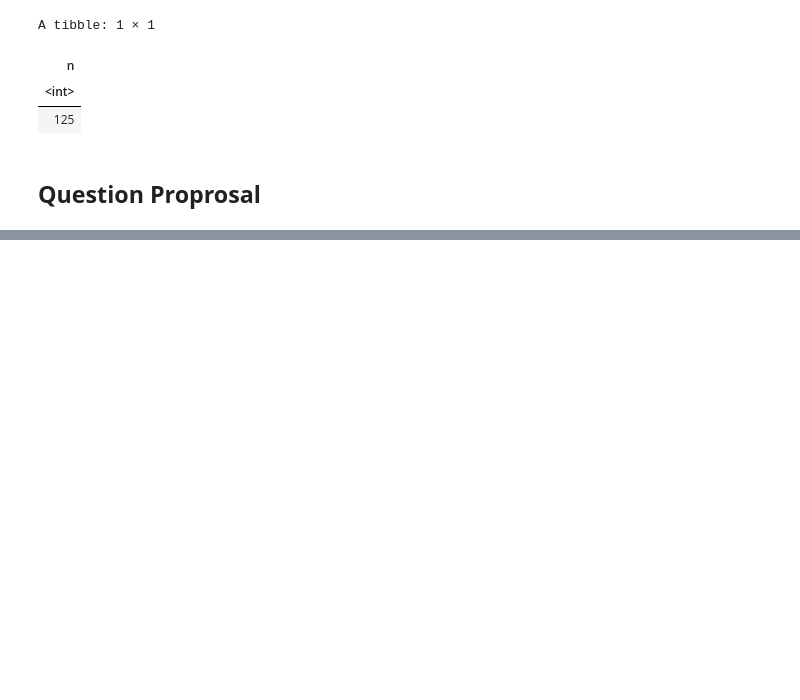
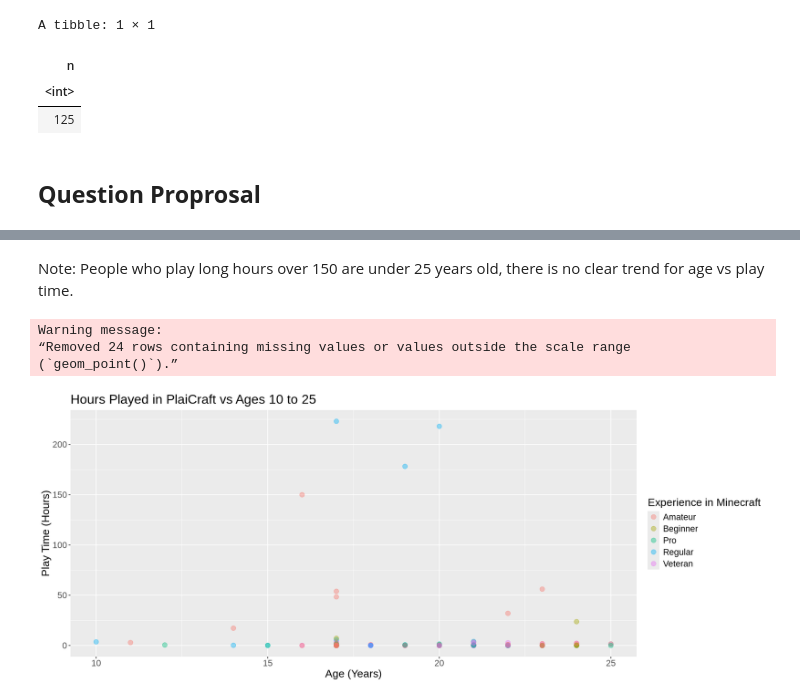
Before and after one commit to alanyhwang/dsci100_mc_project, a Jupyter notebook: mc_project_proposal.ipynb, the cells around one changed output, grey strips where cells are left out. Cells and saved outputs as stored; diff of their text form; code cells hidden in the pictures; blank space fills up the shorter version.

```diff
--- a/mc_project_proposal.ipynb
+++ b/mc_project_proposal.ipynb
@@ -96,0 +220,17 @@ A tibble: 1 × 1
+# %% [markdown]
+Note: People who play long hours over 150 are under 25 years old, there is no clear trend for age vs play time.
+# %%
+played_hours_plot_exp <- ggplot(players_proj, aes(x = age, y = played_hours, colour = as.factor(experience))) +
+                        geom_point(alpha = 0.4, size = 3) +
+                        labs(y = "Play Time (Hours)",
+                             x = "Age (Years)",
+                             title = "Hours Played in PlaiCraft vs Ages 10 to 25",
+                             colour = "Experience in Minecraft") +
+                        xlim(10,25) +
+                        theme(text = element_text(size = 16))
+played_hours_plot_exp
+# %% [output]
+Warning message:
+“Removed 24 rows containing missing values or values outside the scale range
+(`geom_point()`).”
+[figure, added]
```
Also changed, not shown: parts of 19 cells of this notebook.
